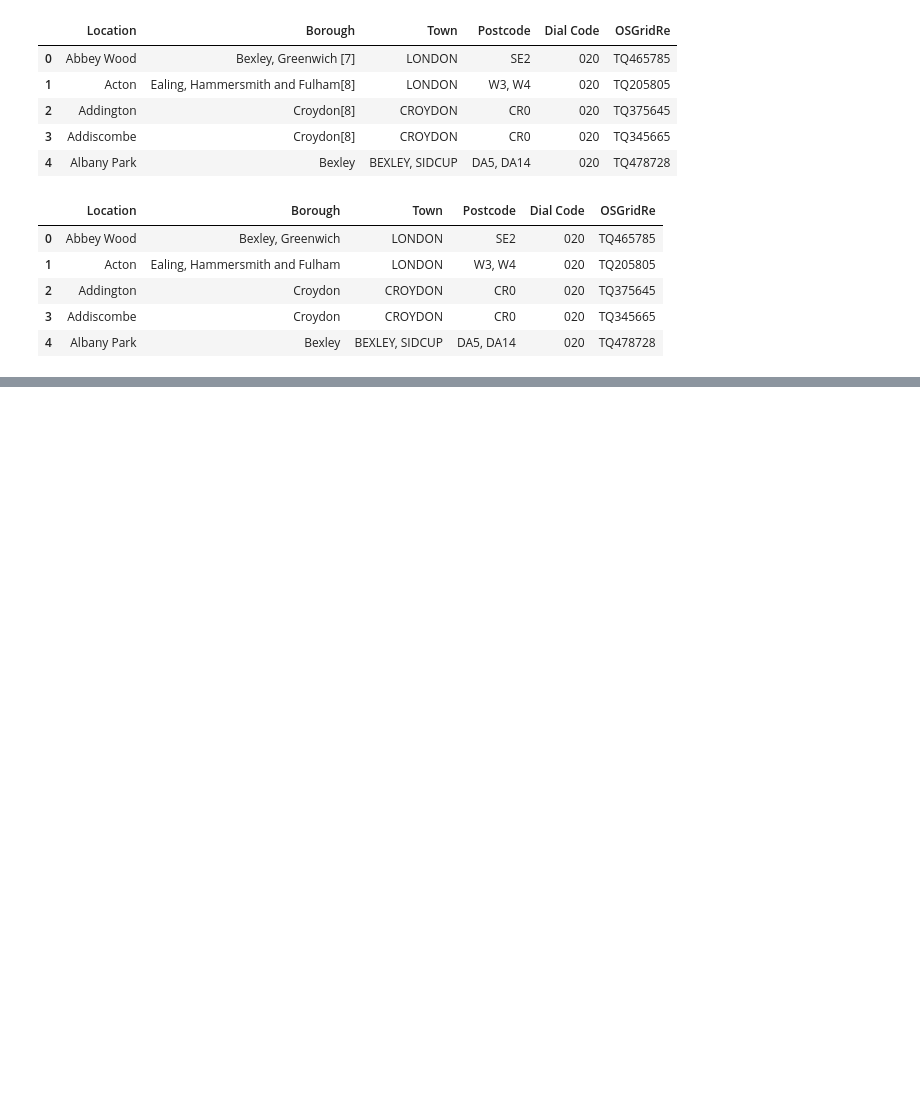
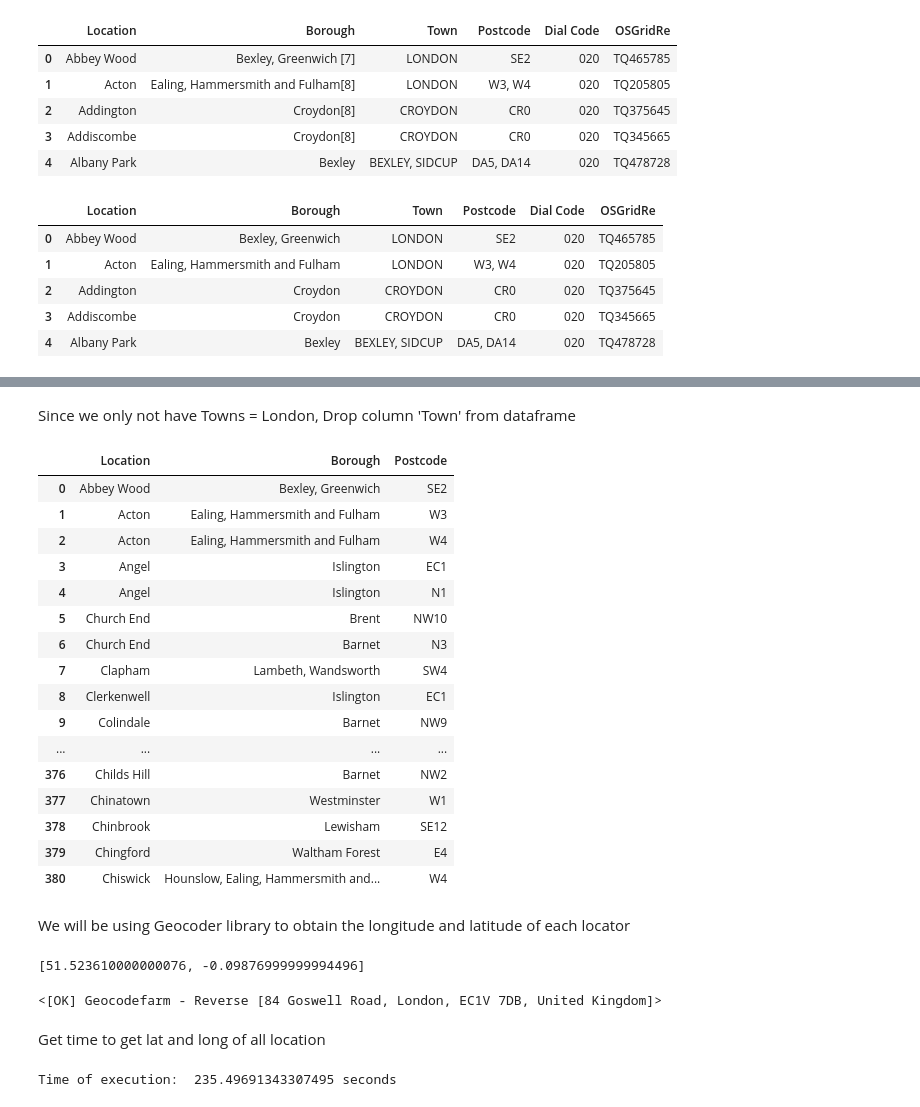
Before and after one commit to willokans/Coursera_Capstone, a Jupyter notebook: Part II - Restaurants in Dublin.ipynb, the cells around one changed output, grey strips where cells are left out. Drawn from its saved outputs; the diff is of its cells as text; code cells hidden in the pictures; blank space fills up the shorter version.

```diff
--- a/Part II - Restaurants in Dublin.ipynb
+++ b/Part II - Restaurants in Dublin.ipynb
@@ -151,0 +164,3 @@ df.head(5)
+# %%
+# To identify distint location, we'll need to assign individual location to each post code
+df_unique_postcode = df.drop('Postcode', axis=1).join(df['Postcode'].str.split(',', expand=True).stack().reset_index(level=1, drop=True).rename('Postcode'))
@@ -151,0 +182,3 @@ df.head(5)
+# %%
+df_source = df_unique_postcode[['Location', 'Borough', 'Postcode', 'Town']].reset_index(drop=True)
+df_source.head(5)
@@ -151,0 +194,4 @@ df.head(5)
+# %%
+df_source_london = df_source
+df_source_london = df_source_london[df_source_london['Town'].str.contains('LONDON')]
+df_source_london.head(5)
@@ -151,0 +205,23 @@ df.head(5)
+# %% [markdown]
+Since we only not have Towns = London, Drop column 'Town' from dataframe
+# %%
+df_source_london_data = df_source_london[['Location', 'Borough', 'Postcode']].reset_index(drop=True)
+df_source_london_data
+# %% [output]
+|  | Location | Borough | Postcode |
+| 0 | Abbey Wood | Bexley, Greenwich | SE2 |
+| 1 | Acton | Ealing, Hammersmith and Fulham | W3 |
+| 2 | Acton | Ealing, Hammersmith and Fulham | W4 |
+| 3 | Angel | Islington | EC1 |
+| 4 | Angel | Islington | N1 |
+| 5 | Church End | Brent | NW10 |
+| 6 | Church End | Barnet | N3 |
+| 7 | Clapham | Lambeth, Wandsworth | SW4 |
+| 8 | Clerkenwell | Islington | EC1 |
+| 9 | Colindale | Barnet | NW9 |
+| ... | ... | ... | ... |
+| 376 | Childs Hill | Barnet | NW2 |
+| 377 | Chinatown | Westminster | W1 |
+| 378 | Chinbrook | Lewisham | SE12 |
+| 379 | Chingford | Waltham Forest | E4 |
+| 380 | Chiswick | Hounslow, Ealing, Hammersmith and... | W4 |
@@ -151,0 +231,2 @@ df.head(5)
+# %% [markdown]
+We will be using Geocoder library to obtain the longitude and latitude of each locator
@@ -151,0 +241,24 @@ df.head(5)
+# %%
+# Test getLngLat function
+testResult = get_latlng('EC1')
+testResult
+# %% [output]
+[51.523610000000076, -0.09876999999994496]
+# %%
+#reave geocoding using geocodefarm geocoder
+gg = geocoder.geocodefarm(testResult, method = 'reverse')
+gg
+# %% [output]
+<[OK] Geocodefarm - Reverse [84 Goswell Road, London, EC1V 7DB, United Kingdom]>
+# %% [markdown]
+Get time to get lat and long of all location
+# %%
+start = time.time()
+
+post_codes =df_London['Postcode']
+coordinates = [get_latlng(post_code) for post_code in post_codes.tolist()]
+
+end = time.time()
+print("Time of execution: ", end - start, "seconds")
+# %% [output]
+Time of execution:  235.49691343307495 seconds
```
Also changed, not shown: parts of 14 cells of this notebook.
